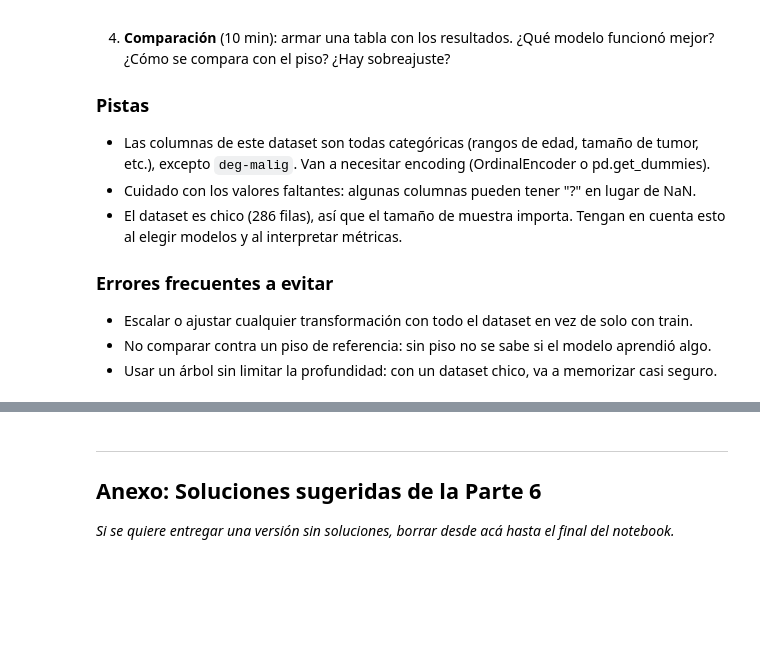
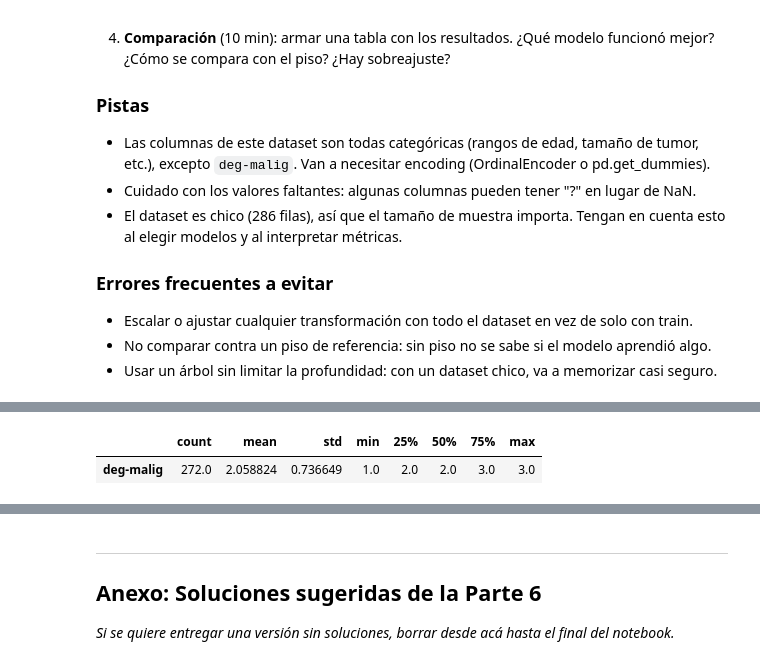
Before and after one commit to EmiiFernandez/actividades_data_sciente_ypf, a Jupyter notebook: notebook/C12_Notebook-16.ipynb, the cells around one changed output, grey strips where cells are left out. Drawn from its saved outputs; the diff is of its cells as text; code cells hidden in the pictures; blank space fills up the shorter version.

```diff
--- a/notebook/C12_Notebook-16.ipynb
+++ b/notebook/C12_Notebook-16.ipynb
@@ -587,0 +608,7 @@ df_cancer.head()
+# %%
+df_cancer.columns = df_cancer.columns.str.strip().str.replace(r"\s+", " ", regex=True)
+df_cancer = df_cancer.drop_duplicates()
+df_cancer.describe().T
+# %% [output]
+|  | count | mean | std | min | 25% | 50% | 75% | max |
+| deg-malig | 272.0 | 2.058824 | 0.736649 | 1.0 | 2.0 | 2.0 | 3.0 | 3.0 |
```
Also changed, not shown: parts of 26 cells of this notebook.
